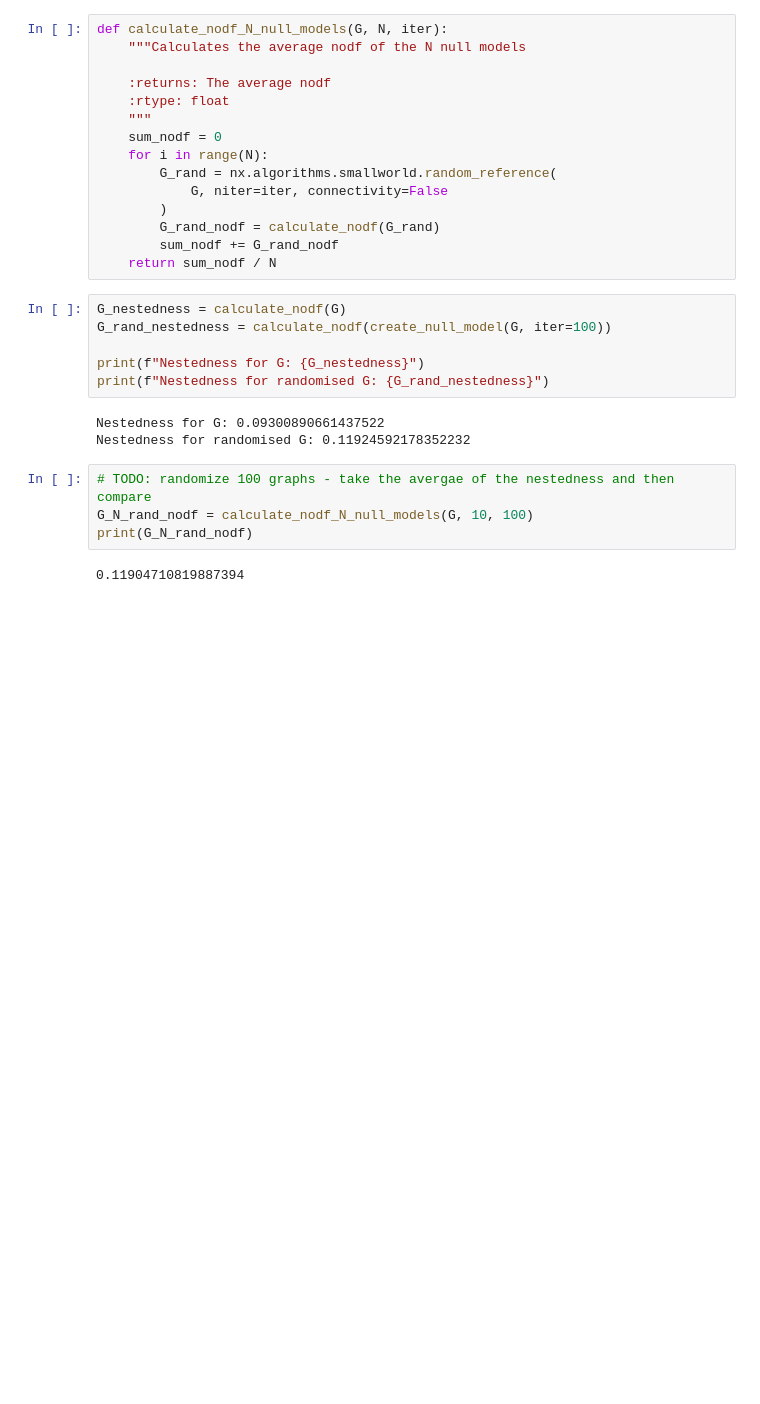
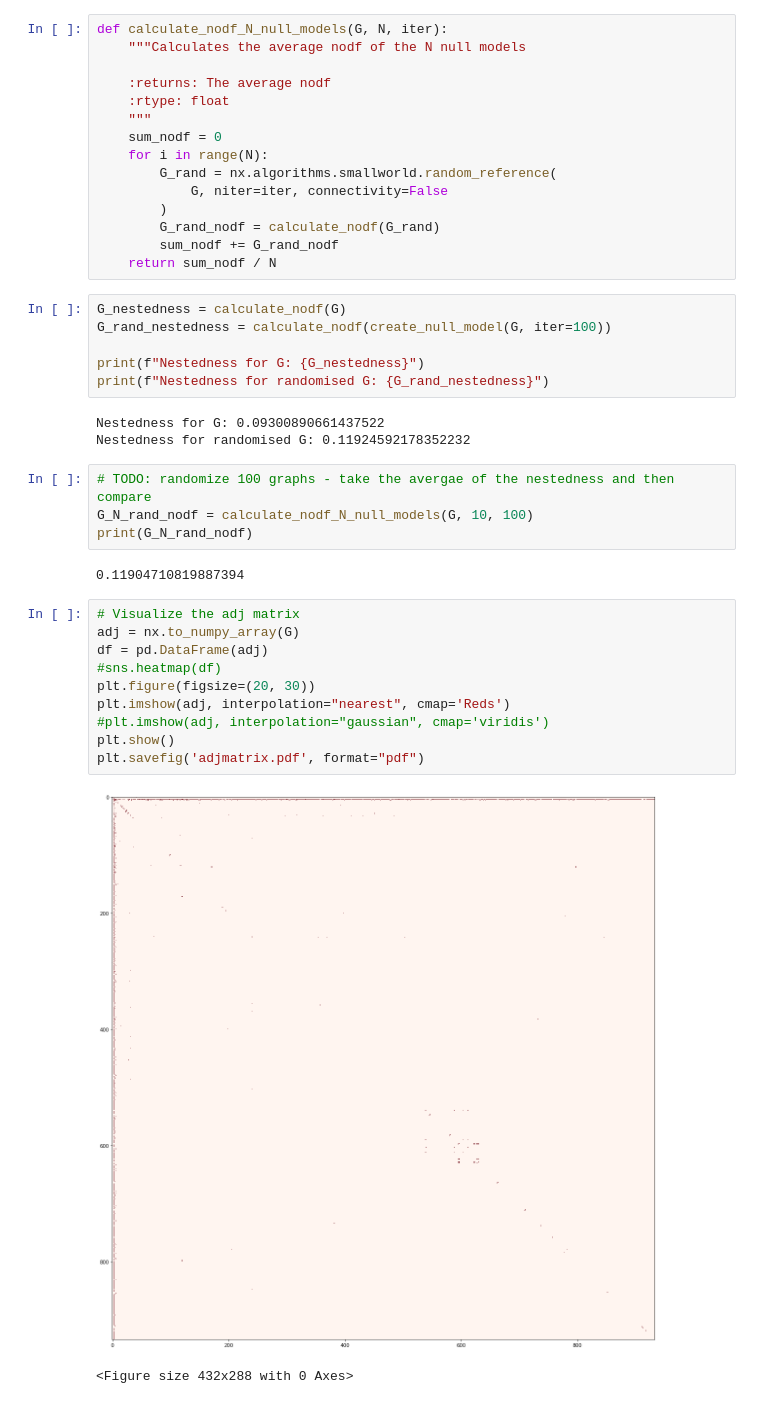
Before and after one commit to tanmaychimurkar/ns_final_project, a Jupyter notebook: nestedness.ipynb, the cells around one changed output. Drawn from its saved outputs; the diff is of its cells as text; blank space fills up the shorter version.

Commit message:
Visualize adj matrix

```diff
--- a/nestedness.ipynb
+++ b/nestedness.ipynb
@@ -172,3 +174,16 @@ G_N_rand_nodf = calculate_nodf_N_null_models(G, 10, 100)
 print(G_N_rand_nodf)
 # %% [output]
 0.11904710819887394
+# %%
+# Visualize the adj matrix
+adj = nx.to_numpy_array(G)
+df = pd.DataFrame(adj)
+#sns.heatmap(df)
+plt.figure(figsize=(20, 30))
+plt.imshow(adj, interpolation="nearest", cmap='Reds')
+#plt.imshow(adj, interpolation="gaussian", cmap='viridis')
+plt.show()
+plt.savefig('adjmatrix.pdf', format="pdf")
+# %% [output]
+[figure, added]
+<Figure size 432x288 with 0 Axes>
```
Also changed, not shown: parts of 3 cells of this notebook, 3 other files.
